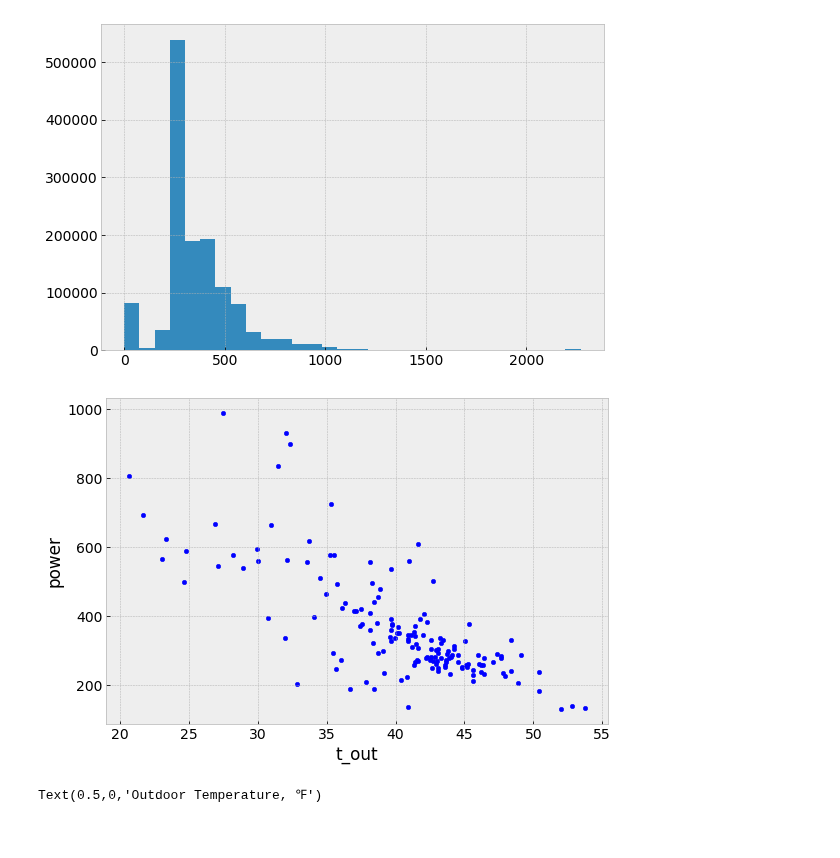
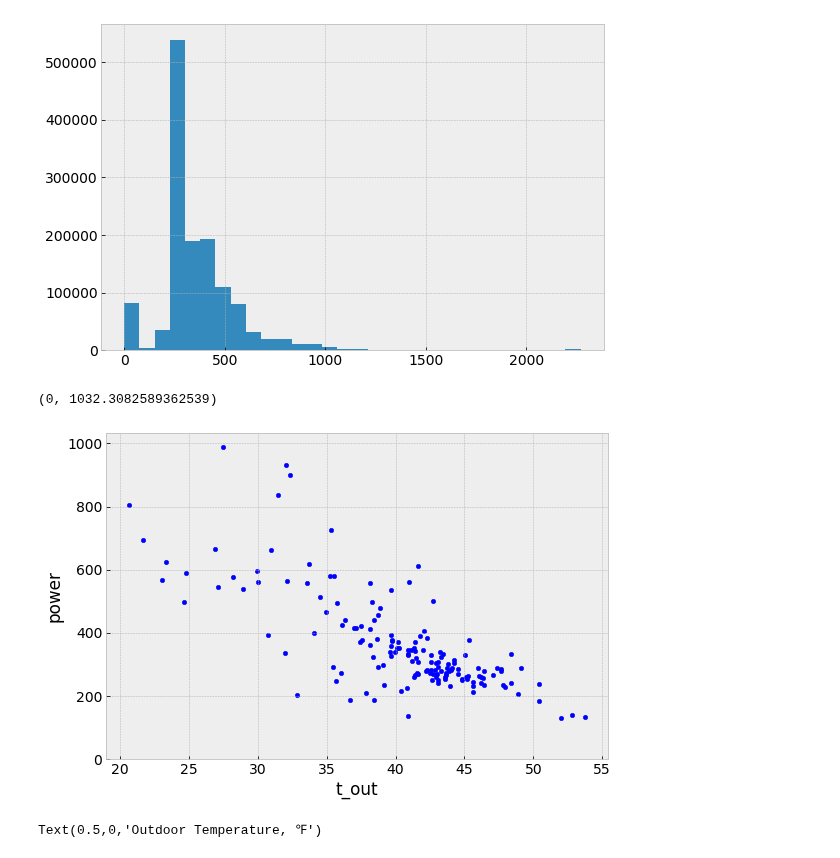
Before and after one commit to alanmitchell/heat-pump-study, a Jupyter notebook: field_studies/cchrc_2015/cchrc_raw_data.ipynb, the cells around one changed output. Drawn from its saved outputs; the diff is of its cells as text; code cells hidden in the pictures.

```diff
--- a/field_studies/cchrc_2015/cchrc_raw_data.ipynb
+++ b/field_studies/cchrc_2015/cchrc_raw_data.ipynb
@@ -409,8 +409,10 @@ dfd2.power.hist(bins=30)
 # %%
 # Experiment with different averaging intervals to see where the data settles down.
 plot_avg_power(dfd2, '1D')
+ylim(0)
 # %% [output]
+(0, 1032.3082589362539)
-[figure, old version]
+[figure, new version]
 # %%
 # Do 1 day averages and compute COP for those intervals
 dfd2_1day = dfd2.resample('1D').mean()
```
Also changed, not shown: parts of 4 cells of this notebook.
